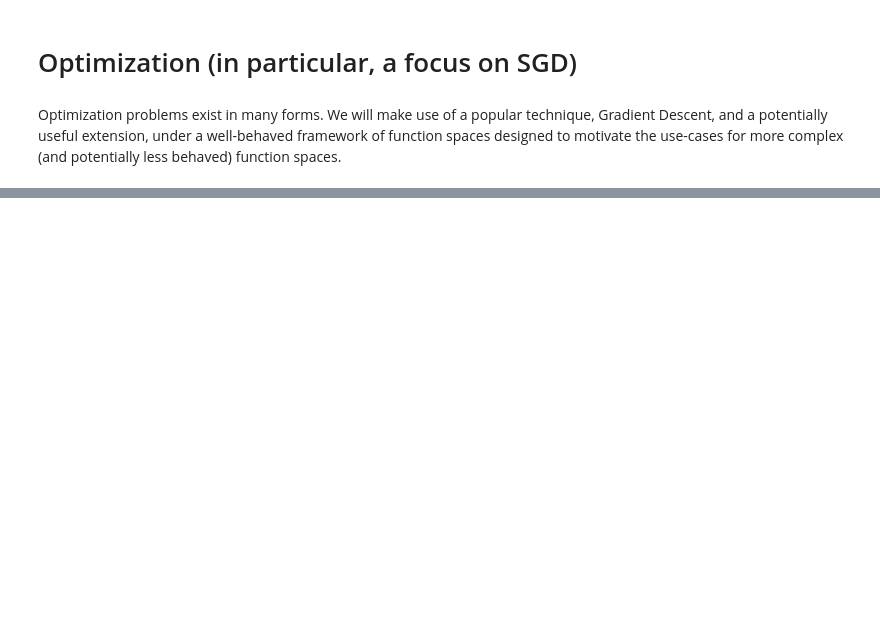
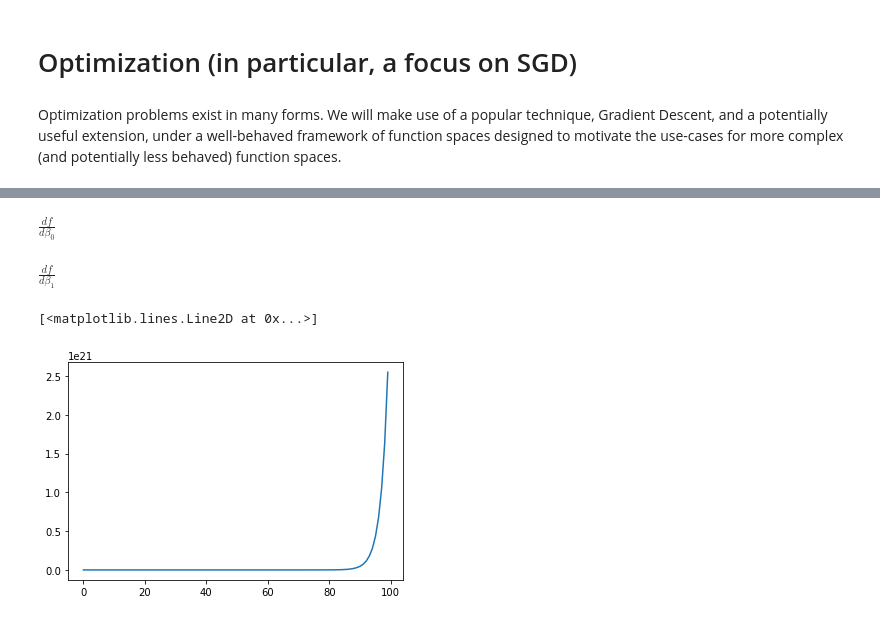
Before and after one commit to jameshorine/metis, a Jupyter notebook: teaching_demo/stochastic_gradient_descent.ipynb, the cells around one changed output, grey strips where cells are left out. Drawn from its saved outputs; the diff is of its cells as text; code cells hidden in the pictures; blank space fills up the shorter version.

```diff
--- a/teaching_demo/stochastic_gradient_descent.ipynb
+++ b/teaching_demo/stochastic_gradient_descent.ipynb
@@ -41,0 +86,5 @@ plt.show()
+# %%
+def dS_db_1(e,b_0,b_1):
+    return -2*np.sum(e*df_db_1(b_0,b_1))/N
+# %% [markdown]
+$\frac{df}{d\beta_0}$
@@ -41,0 +94,2 @@ plt.show()
+# %% [markdown]
+$\frac{df}{d\beta_1}$
@@ -41,0 +99,30 @@ plt.show()
+# %%
+# The Actual Gradient Descent (again borrowed from https://github.com/sachinruk/deepschool.io, and modified for clarity)
+def gradient_descent(iter=100,gamma=0.1):
+    # get starting conditions
+    b1 = .5
+    b0 = .5
+    params = []
+    loss = np.zeros((iter,1))
+    for i in range(iter):
+#         from IPython.core.debugger import Tracer; Tracer()()
+        params.append([b0,b1])
+        e = y_obs - f(b0,b1) # Really important that you use y_obs and not y (you do not have access to true y)
+        loss[i] = loss_function(e)
+
+        #update parameters
+        b0_new = b0 - gamma * dS_db_0(e,b0,b1)
+        b1_new = b1 - gamma * dS_db_1(e,b0,b1)
+
+        b0 = b0_new
+        b1 = b1_new
+
+
+    return params, loss
+
+params, loss = gradient_descent()
+# %%
+plt.plot(loss)
+# %% [output]
+[<matplotlib.lines.Line2D at 0x...>]
+[figure, added]
```
Also changed, not shown: parts of 21 cells of this notebook.
